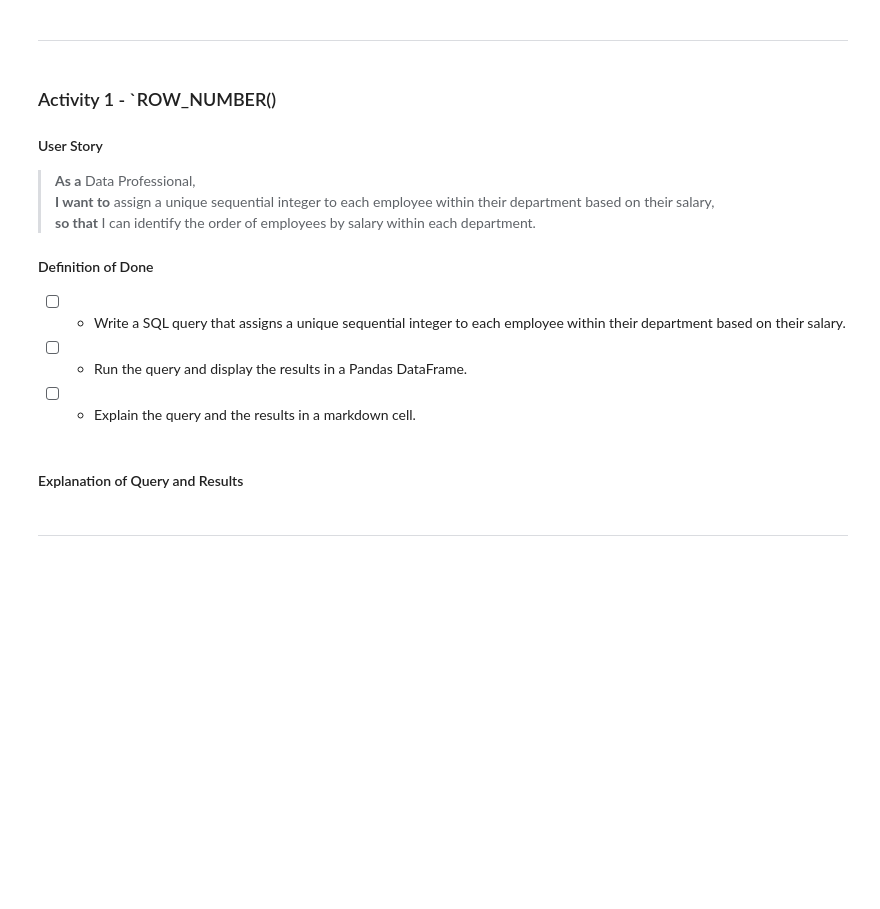
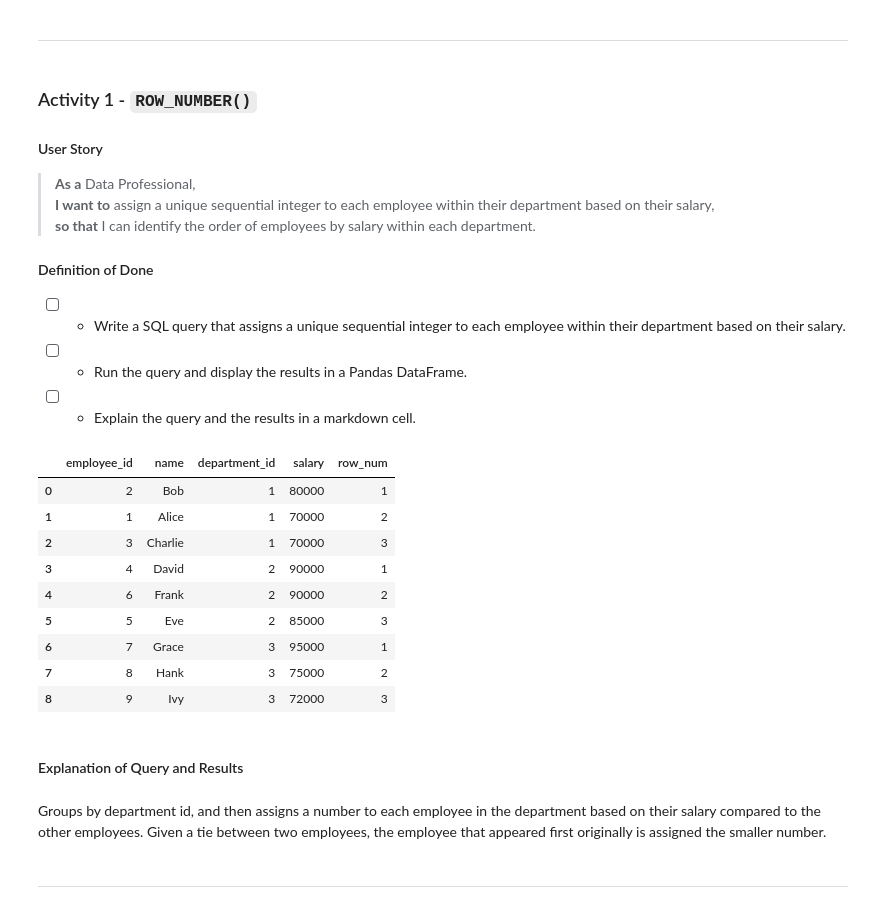
Before and after one commit to serena351/advanced-sql, a Jupyter notebook: window-functions.ipynb, the cells around one changed output. Drawn from its saved outputs; the diff is of its cells as text; code cells hidden in the pictures; blank space fills up the shorter version.

```diff
--- a/window-functions.ipynb
+++ b/window-functions.ipynb
@@ -343,7 +371,7 @@ cursor.executemany('INSERT INTO salaries (employee_id, salary) VALUES (?, ?)', s
 # %% [markdown]
 ---
 # %% [markdown]
-### Activity 1 - `ROW_NUMBER()
+### Activity 1 - `ROW_NUMBER()`
 
 #### User Story
 
@@ -361,5 +387,34 @@ cursor.executemany('INSERT INTO salaries (employee_id, salary) VALUES (?, ?)', s
+# %%
+# Define your query, run it, place the results in a DataFrame and output the DataFrame
+query1 = '''SELECT
+    e.employee_id,
+    e.name,
+    e.department_id,
+    s.salary,
+    ROW_NUMBER() OVER (PARTITION BY e.department_id ORDER BY s.salary DESC) AS row_num
+FROM
+    employees e
+JOIN
+    salaries s ON e.employee_id = s.employee_id;
+'''
+
+df1 = pd.read_sql(query1, conn)
+df1
+# %% [output]
+|  | employee_id | name | department_id | salary | row_num |
+| 0 | 2 | Bob | 1 | 80000 | 1 |
+| 1 | 1 | Alice | 1 | 70000 | 2 |
+| 2 | 3 | Charlie | 1 | 70000 | 3 |
+| 3 | 4 | David | 2 | 90000 | 1 |
+| 4 | 6 | Frank | 2 | 90000 | 2 |
+| 5 | 5 | Eve | 2 | 85000 | 3 |
+| 6 | 7 | Grace | 3 | 95000 | 1 |
+| 7 | 8 | Hank | 3 | 75000 | 2 |
+| 8 | 9 | Ivy | 3 | 72000 | 3 |
 # %% [markdown]
 #### Explanation of Query and Results
+# %% [markdown]
+Groups by department id, and then assigns a number to each employee in the department based on their salary compared to the other employees. Given a tie between two employees, the employee that appeared first originally is assigned the smaller number.
 # %% [markdown]
 ---
 # %% [markdown]
```
Also changed, not shown: parts of 12 cells of this notebook, 1 other file.
